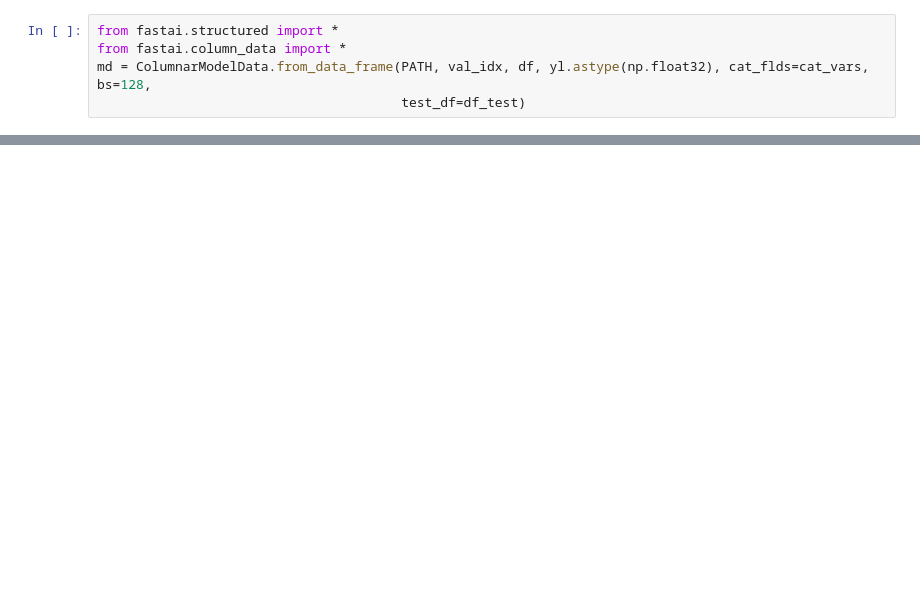
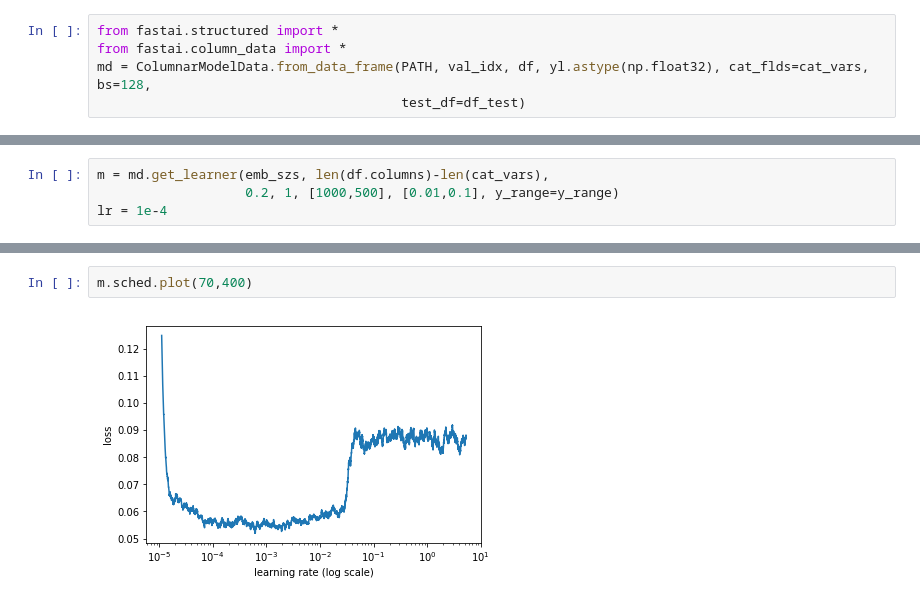
Before and after one commit to xechehot/fastai, a Jupyter notebook: competitions/avito.ipynb, the cells around one changed output, grey strips where cells are left out. Drawn from its saved outputs; the diff is of its cells as text; blank space fills up the shorter version.

```diff
--- a/competitions/avito.ipynb
+++ b/competitions/avito.ipynb
@@ -306,0 +398,4 @@ md = ColumnarModelData.from_data_frame(PATH, val_idx, df, yl.astype(np.float32),
+# %%
+m = md.get_learner(emb_szs, len(df.columns)-len(cat_vars),
+                   0.2, 1, [1000,500], [0.01,0.1], y_range=y_range)
+lr = 1e-4
@@ -306,0 +408,4 @@ md = ColumnarModelData.from_data_frame(PATH, val_idx, df, yl.astype(np.float32),
+# %%
+m.sched.plot(70,400)
+# %% [output]
+[figure, added]
```
Also changed, not shown: parts of 31 cells of this notebook.
